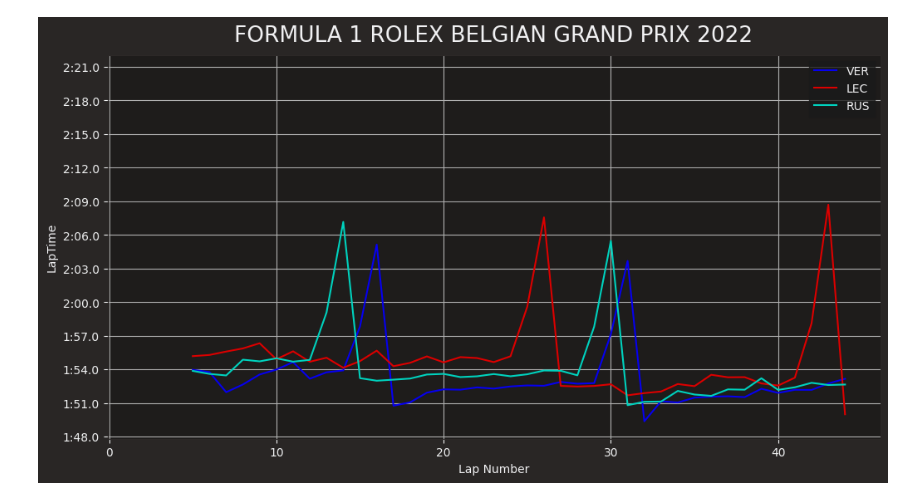
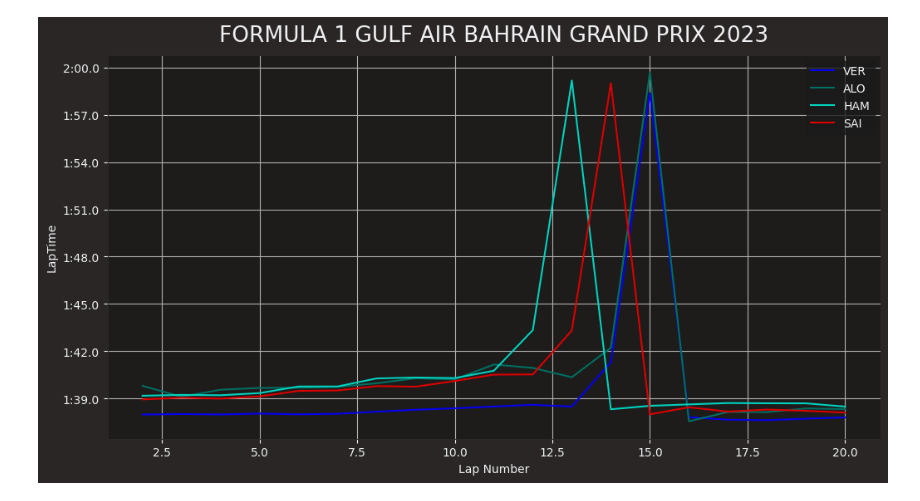
Before and after one commit to tanushdhamija/F1, a Jupyter notebook: test.ipynb, the cells around one changed output. Drawn from its saved outputs; the diff is of its cells as text; code cells hidden in the pictures.

Commit message:
Bahrain GP 2023

```diff
--- a/test.ipynb
+++ b/test.ipynb
@@ -10,8 +13,8 @@ ff1.Cache.enable_cache('cache')
 plotting.setup_mpl()
 # %%
 # select session
-year = 2022
-grand_prix = 'Belgium'
+year = 2023
+grand_prix = 'Bahrain'
 session = 'R'
 
 session = ff1.get_session(year, grand_prix, session)
@@ -19,5 +40,5 @@ session.load()
 # %%
-def plot_data(session, drivers, to_plot):
+def plot_data(session, drivers, to_plot, laps=None):
 
     event_name = session.event.OfficialEventName
 
@@ -29,16 +50,19 @@ def plot_data(session, drivers, to_plot):
     for driver in drivers:
         dr = session.laps.pick_driver(driver)
         team = dr.pick_fastest()['Team']
-        plt.plot(dr['LapNumber'], dr[to_plot], color=plotting.team_color(team), label=driver)
+        if laps is None:
+            plt.plot(dr['LapNumber'], dr[to_plot], color=plotting.team_color(team), label=driver)
+        else:
+            plt.plot(dr['LapNumber'][laps[0]:laps[1]], dr[to_plot][laps[0]:laps[1]], color=plotting.team_color(team), label=driver)
 
     plt.grid(True)
     plt.legend()
     plt.show()
 # %%
 # select
-drivers = ['VER', 'LEC', 'RUS']
+drivers = ['VER', 'ALO', 'HAM', 'SAI']
 to_plot = 'LapTime'
 
-plot_data(session, drivers, to_plot)
+plot_data(session, drivers, to_plot, laps=[0,20])
 # %% [output]
-[figure, old version]
+[figure, new version]
```
Also changed, not shown: parts of 2 cells of this notebook.
